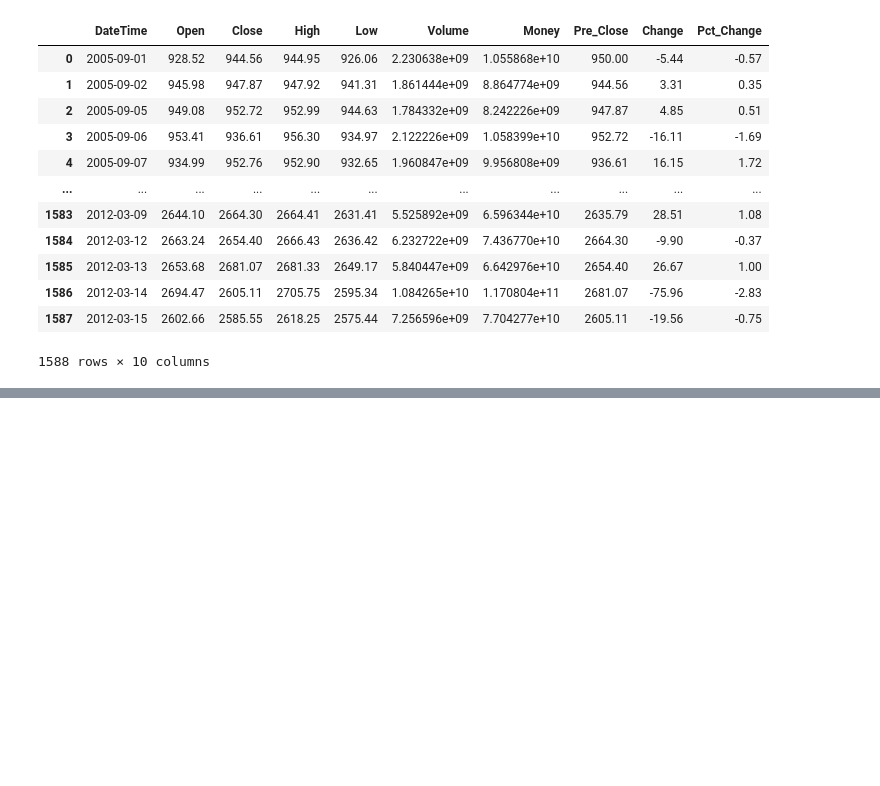
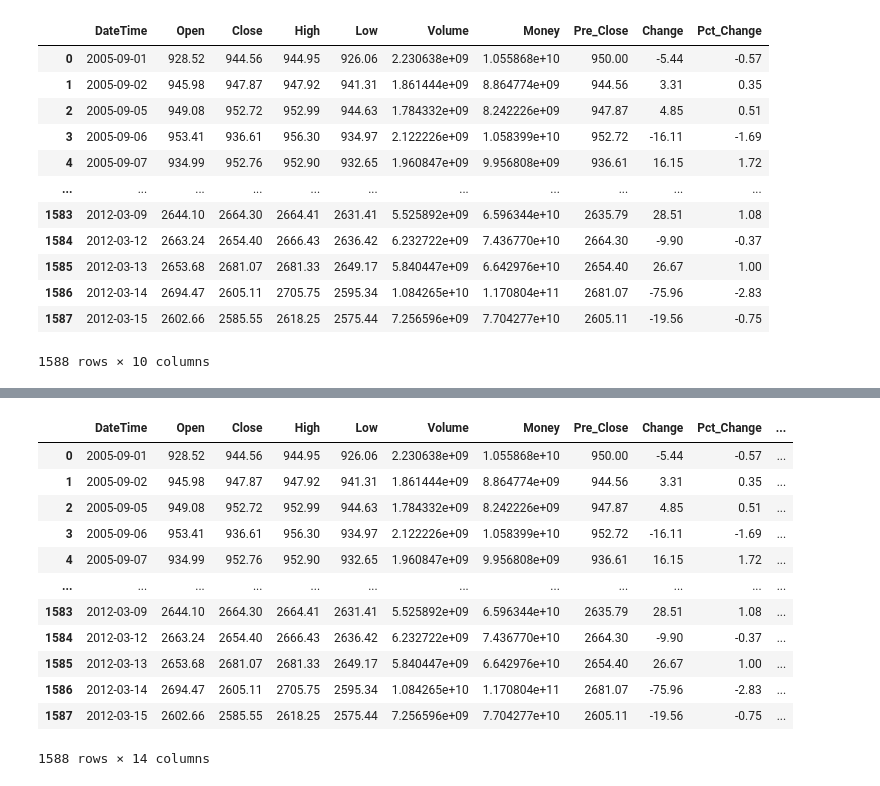
Before and after one commit to algo21-221040116/Assignment_2, a Jupyter notebook: AROON.ipynb, the cells around one changed output, grey strips where cells are left out. Cells and saved outputs as stored; diff of their text form; code cells hidden in the pictures; blank space fills up the shorter version.

```diff
--- a/AROON.ipynb
+++ b/AROON.ipynb
@@ -52,0 +97,36 @@ df_300
+# %%
+# df_300 dataframe处理完毕 下一步计算所有信号
+# 计算信号
+def signal_Generation(df):
+    # 定义variables
+    aroonup = df['Aroon_up']
+    aroondown = df['Aroon_down']
+    aroon = df['AROON']
+
+    # 计算信号signals
+    signals = [] # 后期append添加 初始化空列表
+
+    # 6个list for循环遍历
+    for up, down, aron, shift_up, shift_down, shift_aroon in zip(aroonup, aroondown, aroon, aroonup.shift(1), aroondown.shift(1), aroon.shift(1)):
+        signal = None # line中每条数据初始无信号显示
+
+        if shift_up < 70 and up >= 70 and aron > 0:
+            signal = 1 # open position
+
+        elif shift_down < 70 and down >= 70 and aron < 0:
+            signal = -1 # short position
+
+        elif shift_up >= 50 and up < 50 and aron < 0:
+            signal = -1 # short position
+
+        elif shift_down >= 50 and down < 50 and aron > 0:
+            signal = 1 # open position
+
+        # 每遍历完一次 添加信号到list当中
+        signals.append(signal)
+
+    # 结束循环 赋值信号列表
+    df['Signal'] = signals
+    return df
+# %%
+df_300 = signal_Generation(df_300)
@@ -52,0 +138,16 @@ df_300
+# %%
+df_300
+# %% [output]
+|  | DateTime | Open | Close | High | Low | Volume | Money | Pre_Close | Change | Pct_Change | ... |
+| 0 | 2005-09-01 | 928.52 | 944.56 | 944.95 | 926.06 | 2.230638e+09 | 1.055868e+10 | 950.00 | -5.44 | -0.57 | ... |
+| 1 | 2005-09-02 | 945.98 | 947.87 | 947.92 | 941.31 | 1.861444e+09 | 8.864774e+09 | 944.56 | 3.31 | 0.35 | ... |
+| 2 | 2005-09-05 | 949.08 | 952.72 | 952.99 | 944.63 | 1.784332e+09 | 8.242226e+09 | 947.87 | 4.85 | 0.51 | ... |
+| 3 | 2005-09-06 | 953.41 | 936.61 | 956.30 | 934.97 | 2.122226e+09 | 1.058399e+10 | 952.72 | -16.11 | -1.69 | ... |
+| 4 | 2005-09-07 | 934.99 | 952.76 | 952.90 | 932.65 | 1.960847e+09 | 9.956808e+09 | 936.61 | 16.15 | 1.72 | ... |
+| ... | ... | ... | ... | ... | ... | ... | ... | ... | ... | ... | ... |
+| 1583 | 2012-03-09 | 2644.10 | 2664.30 | 2664.41 | 2631.41 | 5.525892e+09 | 6.596344e+10 | 2635.79 | 28.51 | 1.08 | ... |
+| 1584 | 2012-03-12 | 2663.24 | 2654.40 | 2666.43 | 2636.42 | 6.232722e+09 | 7.436770e+10 | 2664.30 | -9.90 | -0.37 | ... |
+| 1585 | 2012-03-13 | 2653.68 | 2681.07 | 2681.33 | 2649.17 | 5.840447e+09 | 6.642976e+10 | 2654.40 | 26.67 | 1.00 | ... |
+| 1586 | 2012-03-14 | 2694.47 | 2605.11 | 2705.75 | 2595.34 | 1.084265e+10 | 1.170804e+11 | 2681.07 | -75.96 | -2.83 | ... |
+| 1587 | 2012-03-15 | 2602.66 | 2585.55 | 2618.25 | 2575.44 | 7.256596e+09 | 7.704277e+10 | 2605.11 | -19.56 | -0.75 | ... |
+1588 rows × 14 columns
```
Also changed, not shown: parts of 10 cells of this notebook, 3 other files.
